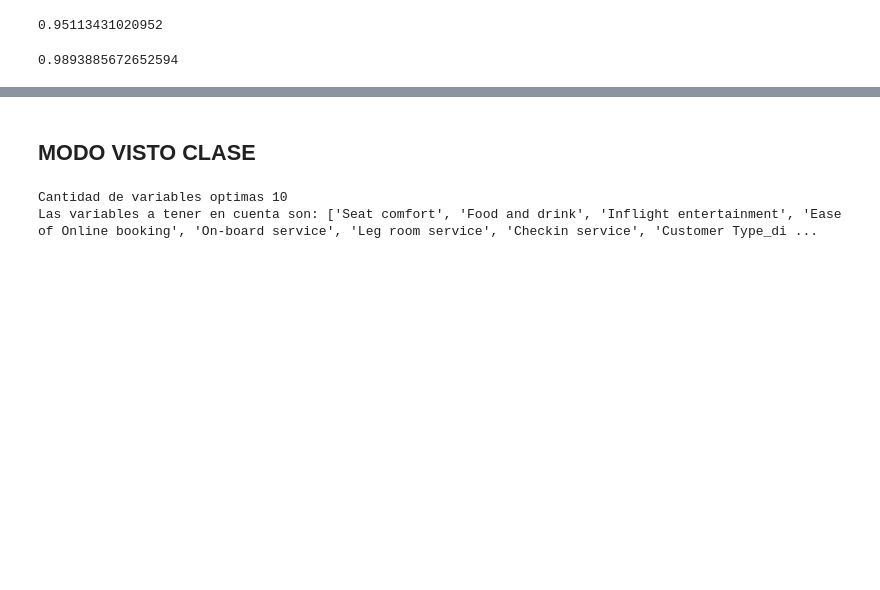
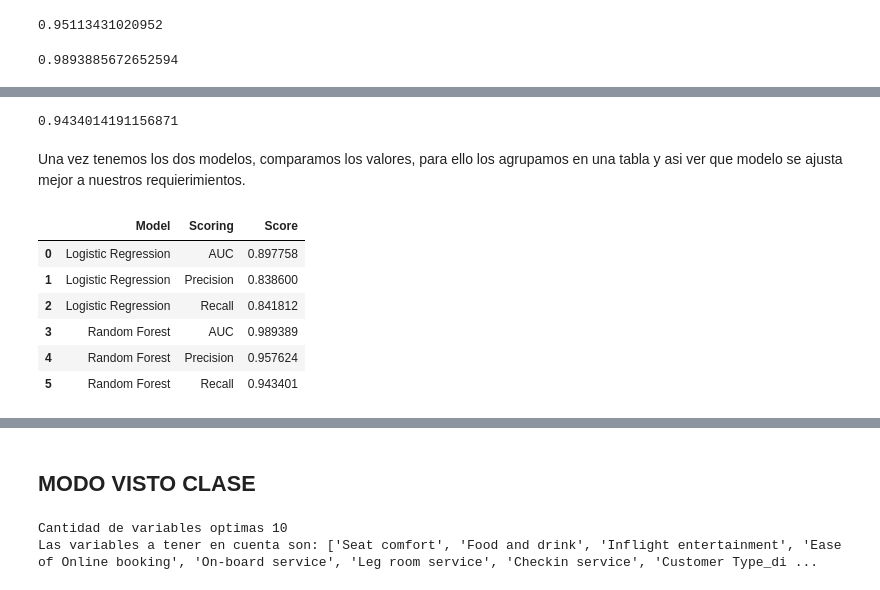
Before and after one commit to carlospajoy18/CARLOS-PAJOY-PYTHON, a Jupyter notebook: REGRESION INVISTICO AIRLINE.ipynb, the cells around one changed output, grey strips where cells are left out. Saved outputs shown, nothing was run; the diff lists cells and outputs as text; code cells hidden in the pictures; blank space fills up the shorter version.

```diff
--- a/REGRESION INVISTICO AIRLINE.ipynb
+++ b/REGRESION INVISTICO AIRLINE.ipynb
@@ -265,0 +268,7 @@ Mean_Precision_forest_CV
+# %%
+Mean_Recall_forest_CV = np.mean(cross_val_score(RandomForestClassifier(max_depth=17,random_state=42), X_train_val, y_train_val, cv=kf, scoring='recall'))
+Mean_Recall_forest_CV
+# %% [output]
+0.9434014191156871
+# %% [markdown]
+Una vez tenemos los dos modelos, comparamos los valores, para ello los agrupamos en una tabla y asi ver que modelo se ajusta mejor a nuestros requierimientos.
@@ -265,0 +282,21 @@ Mean_Precision_forest_CV
+# %%
+model = ['Logistic Regression','Random Forest']
+scoring = ['AUC','Precision','Recall']
+model_name = ['Logit','forest']
+model_list = []
+
+for i in model:
+    for j in scoring:
+        model_dic = {'Model': i,'Scoring':j, 'Score':eval('Mean_{0}_{1}_CV'.format(j,model_name[model.index(i)]))}
+        model_list.append(model_dic)
+# %%
+model_df = pd.DataFrame(model_list)
+model_df
+# %% [output]
+|  | Model | Scoring | Score |
+| 0 | Logistic Regression | AUC | 0.897758 |
+| 1 | Logistic Regression | Precision | 0.838600 |
+| 2 | Logistic Regression | Recall | 0.841812 |
+| 3 | Random Forest | AUC | 0.989389 |
+| 4 | Random Forest | Precision | 0.957624 |
+| 5 | Random Forest | Recall | 0.943401 |
```
Also changed, not shown: parts of 3 cells of this notebook.
